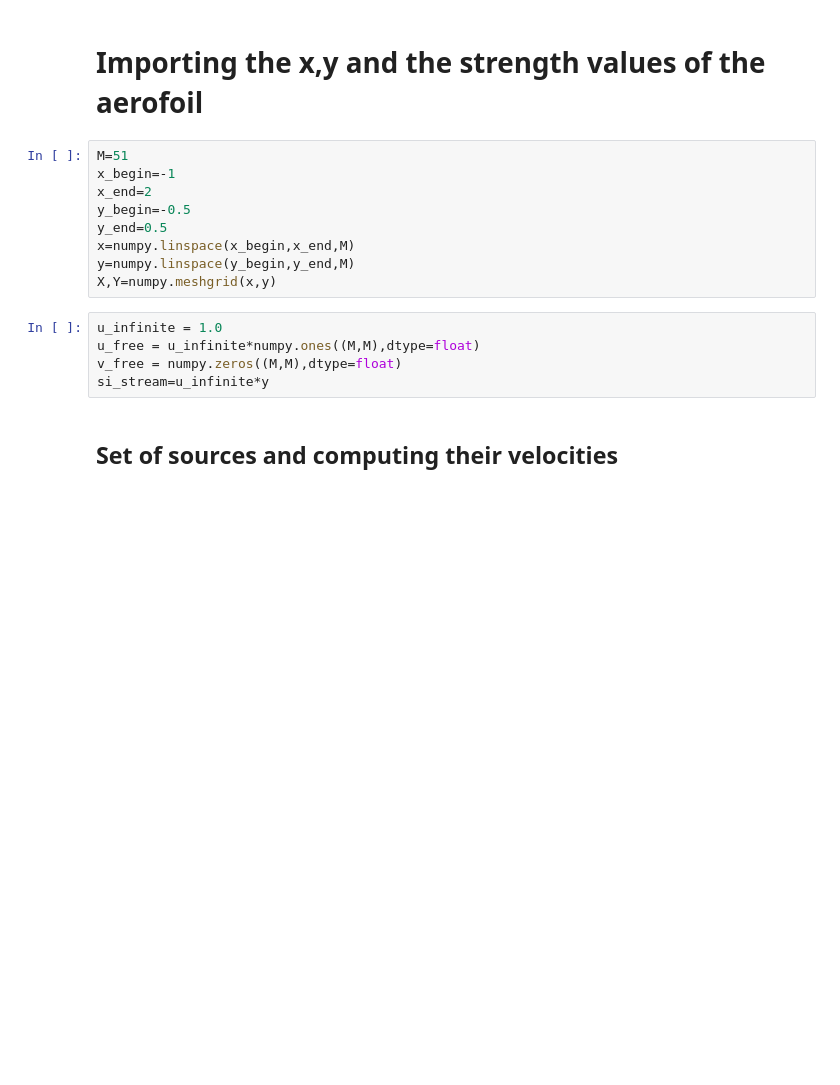
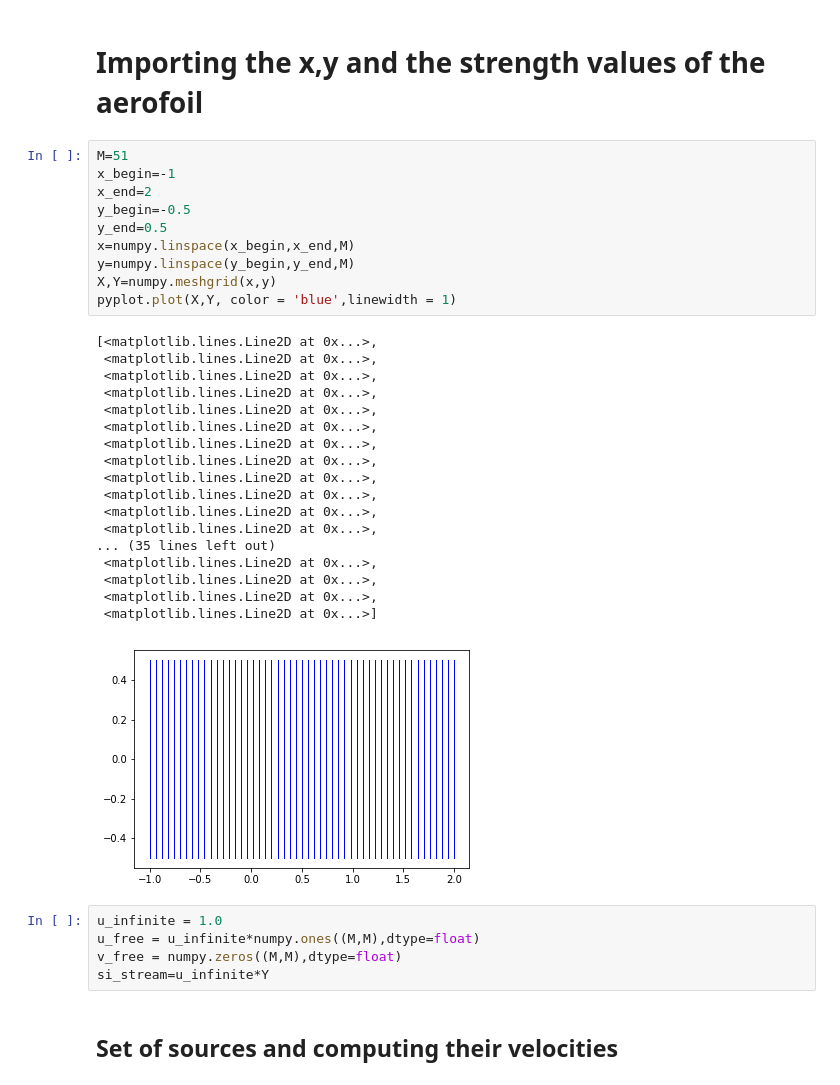
Before and after one commit to anmol035/mae6226, a Jupyter notebook: assignment_1.ipynb, the cells around one changed output. Cells and saved outputs as stored; diff of their text form; blank space fills up the shorter version.

```diff
--- a/assignment_1.ipynb
+++ b/assignment_1.ipynb
@@ -8,17 +8,37 @@ from matplotlib import pyplot
 # %%
 M=51
 x_begin=-1
 x_end=2
 y_begin=-0.5
 y_end=0.5
 x=numpy.linspace(x_begin,x_end,M)
 y=numpy.linspace(y_begin,y_end,M)
 X,Y=numpy.meshgrid(x,y)
+pyplot.plot(X,Y, color = 'blue',linewidth = 1)
+# %% [output]
+[<matplotlib.lines.Line2D at 0x...>,
+ <matplotlib.lines.Line2D at 0x...>,
+ <matplotlib.lines.Line2D at 0x...>,
+ <matplotlib.lines.Line2D at 0x...>,
+ <matplotlib.lines.Line2D at 0x...>,
+ <matplotlib.lines.Line2D at 0x...>,
+ <matplotlib.lines.Line2D at 0x...>,
+ <matplotlib.lines.Line2D at 0x...>,
+ <matplotlib.lines.Line2D at 0x...>,
+ <matplotlib.lines.Line2D at 0x...>,
+ <matplotlib.lines.Line2D at 0x...>,
+ <matplotlib.lines.Line2D at 0x...>,
+... (35 lines left out)
+ <matplotlib.lines.Line2D at 0x...>,
+ <matplotlib.lines.Line2D at 0x...>,
+ <matplotlib.lines.Line2D at 0x...>,
+ <matplotlib.lines.Line2D at 0x...>]
+[figure, added]
 # %%
 u_infinite = 1.0
 u_free = u_infinite*numpy.ones((M,M),dtype=float)
 v_free = numpy.zeros((M,M),dtype=float)
-si_stream=u_infinite*y
+si_stream=u_infinite*Y
 # %% [markdown]
 ## Set of sources and computing their velocities
 # %%
```
Also changed, not shown: parts of 3 cells of this notebook.
